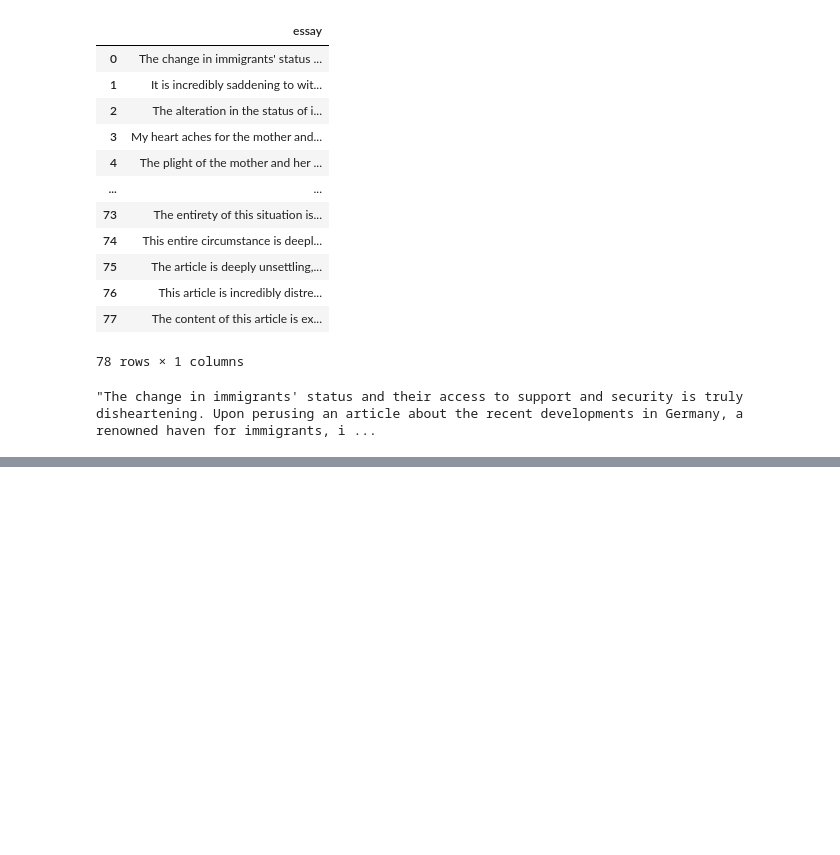
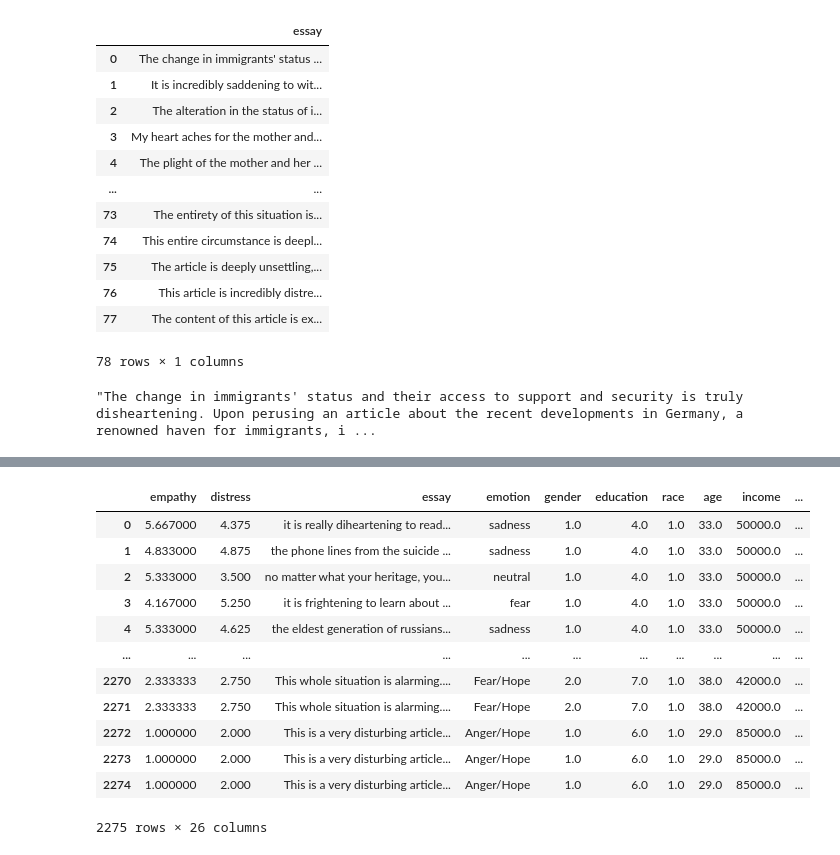
Before and after one commit to HLT-Ghisolfi-Leuzzi-Testa/WASSA-2023, a Jupyter notebook: hope_rephrasing/fusion.ipynb, the cells around one changed output, grey strips where cells are left out. Drawn from its saved outputs; the diff is of its cells as text; code cells hidden in the pictures; blank space fills up the shorter version.

```diff
--- a/hope_rephrasing/fusion.ipynb
+++ b/hope_rephrasing/fusion.ipynb
@@ -278,0 +342,18 @@ IndexError: single positional indexer is out-of-bounds
+# %%
+data_new = pd.concat([data, new_hope_df], ignore_index=True)
+# %%
+data_new
+# %% [output]
+|  | empathy | distress | essay | emotion | gender | education | race | age | income | ... |
+| 0 | 5.667000 | 4.375 | it is really diheartening to read... | sadness | 1.0 | 4.0 | 1.0 | 33.0 | 50000.0 | ... |
+| 1 | 4.833000 | 4.875 | the phone lines from the suicide ... | sadness | 1.0 | 4.0 | 1.0 | 33.0 | 50000.0 | ... |
+| 2 | 5.333000 | 3.500 | no matter what your heritage, you... | neutral | 1.0 | 4.0 | 1.0 | 33.0 | 50000.0 | ... |
+| 3 | 4.167000 | 5.250 | it is frightening to learn about ... | fear | 1.0 | 4.0 | 1.0 | 33.0 | 50000.0 | ... |
+| 4 | 5.333000 | 4.625 | the eldest generation of russians... | sadness | 1.0 | 4.0 | 1.0 | 33.0 | 50000.0 | ... |
+| ... | ... | ... | ... | ... | ... | ... | ... | ... | ... | ... |
+| 2270 | 2.333333 | 2.750 | This whole situation is alarming.... | Fear/Hope | 2.0 | 7.0 | 1.0 | 38.0 | 42000.0 | ... |
+| 2271 | 2.333333 | 2.750 | This whole situation is alarming.... | Fear/Hope | 2.0 | 7.0 | 1.0 | 38.0 | 42000.0 | ... |
+| 2272 | 1.000000 | 2.000 | This is a very disturbing article... | Anger/Hope | 1.0 | 6.0 | 1.0 | 29.0 | 85000.0 | ... |
+| 2273 | 1.000000 | 2.000 | This is a very disturbing article... | Anger/Hope | 1.0 | 6.0 | 1.0 | 29.0 | 85000.0 | ... |
+| 2274 | 1.000000 | 2.000 | This is a very disturbing article... | Anger/Hope | 1.0 | 6.0 | 1.0 | 29.0 | 85000.0 | ... |
+2275 rows × 26 columns
```
Also changed, not shown: parts of 8 cells of this notebook.
